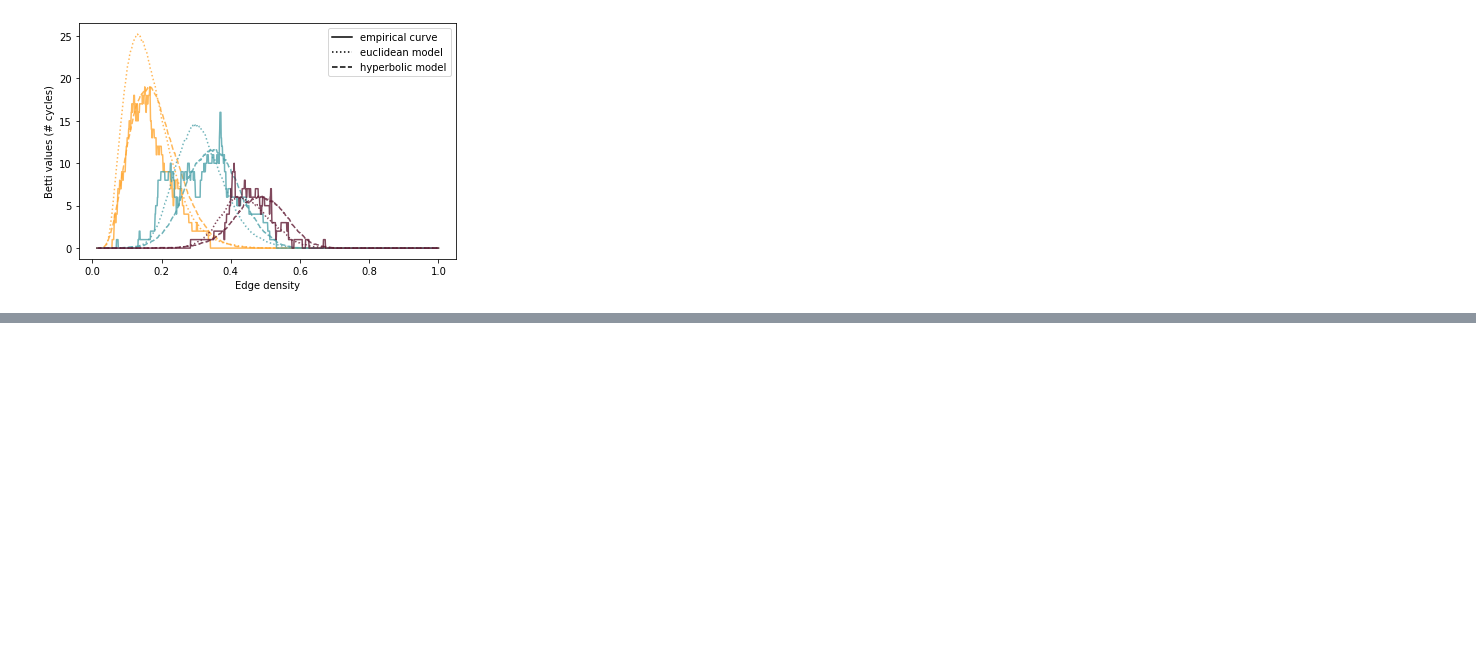
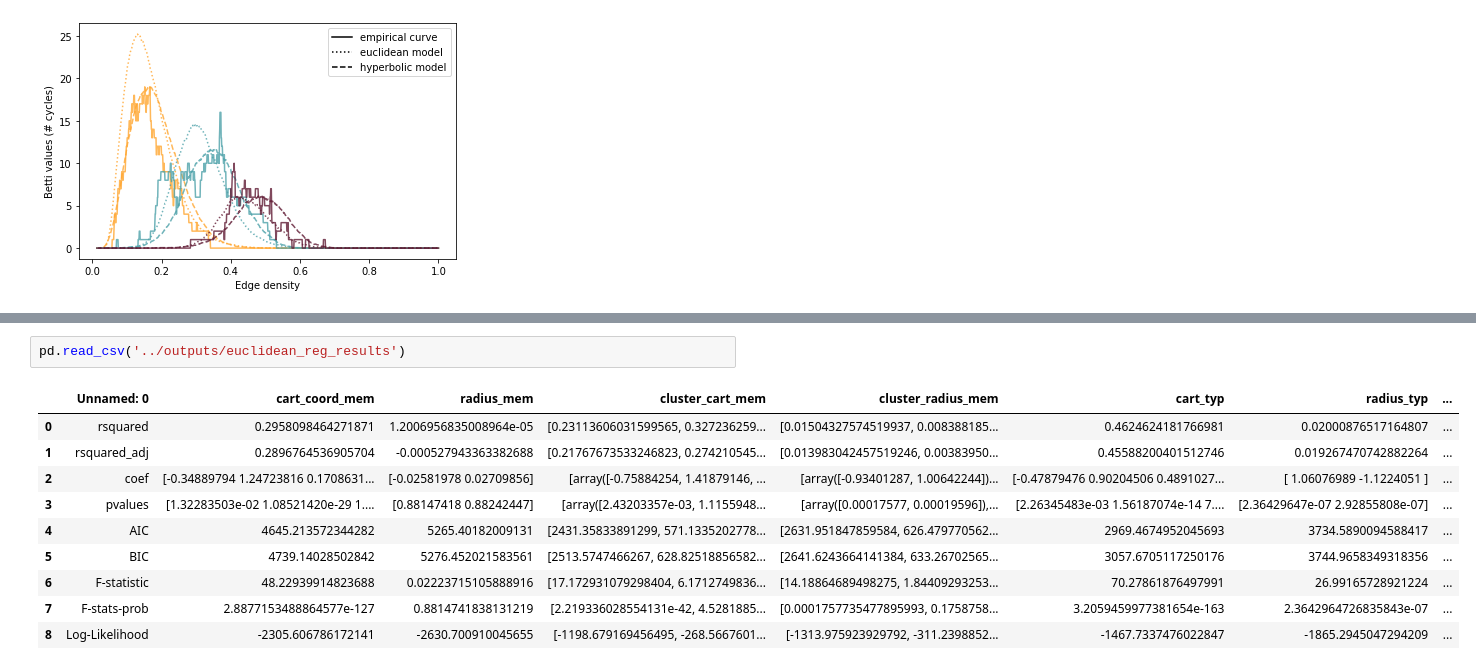
Before and after one commit to Brain-Bridge-Lab/membatross, a Jupyter notebook: membatross_albatross.ipynb, the cells around one changed output, grey strips where cells are left out. Cells and saved outputs as stored; diff of their text form; blank space fills up the shorter version.

Commit message:
Saved stats to file.

```diff
--- a/membatross_albatross.ipynb
+++ b/membatross_albatross.ipynb
@@ -167,0 +183,13 @@ plt.savefig('/Users/fiona/Desktop/membatross/albatross_49/outputs/sub_sample_hip
+# %%
+pd.read_csv('../outputs/euclidean_reg_results')
+# %% [output]
+|  | Unnamed: 0 | cart_coord_mem | radius_mem | cluster_cart_mem | cluster_radius_mem | cart_typ | radius_typ | ... |
+| 0 | rsquared | 0.2958098464271871 | 1.2006956835008964e-05 | [0.23113606031599565, 0.327236259... | [0.01504327574519937, 0.008388185... | 0.4624624181766981 | 0.02000876517164807 | ... |
+| 1 | rsquared_adj | 0.2896764536905704 | -0.000527943363382688 | [0.21767673533246823, 0.274210545... | [0.013983042457519246, 0.00383950... | 0.45588200401512746 | 0.019267470742882264 | ... |
+| 2 | coef | [-0.34889794 1.24723816 0.1708631... | [-0.02581978 0.02709856] | [array([-0.75884254, 1.41879146, ... | [array([-0.93401287, 1.00642244])... | [-0.47879476 0.90204506 0.4891027... | [ 1.06076989 -1.1224051 ] | ... |
+| 3 | pvalues | [1.32283503e-02 1.08521420e-29 1.... | [0.88147418 0.88242447] | [array([2.43203357e-03, 1.1155948... | [array([0.00017577, 0.00019596]),... | [2.26345483e-03 1.56187074e-14 7.... | [2.36429647e-07 2.92855808e-07] | ... |
+| 4 | AIC | 4645.213572344282 | 5265.40182009131 | [2431.35833891299, 571.1335202778... | [2631.951847859584, 626.479770562... | 2969.4674952045693 | 3734.5890094588417 | ... |
+| 5 | BIC | 4739.14028502842 | 5276.452021583561 | [2513.5747466267, 628.82518856582... | [2641.6243664141384, 633.26702565... | 3057.6705117250176 | 3744.9658349318356 | ... |
+| 6 | F-statistic | 48.22939914823688 | 0.02223715105888916 | [17.172931079298404, 6.1712749836... | [14.18864689498275, 1.84409293253... | 70.27861876497991 | 26.99165728921224 | ... |
+| 7 | F-stats-prob | 2.8877153488864577e-127 | 0.8814741838131219 | [2.219336028554131e-42, 4.5281885... | [0.0001757735477895993, 0.1758758... | 3.2059459977381654e-163 | 2.3642964726835843e-07 | ... |
+| 8 | Log-Likelihood | -2305.606786172141 | -2630.700910045655 | [-1198.679169456495, -268.5667601... | [-1313.975923929792, -311.2398852... | -1467.7337476022847 | -1865.2945047294209 | ... |
```
Also changed, not shown: parts of 4 cells of this notebook, 5 other files.
